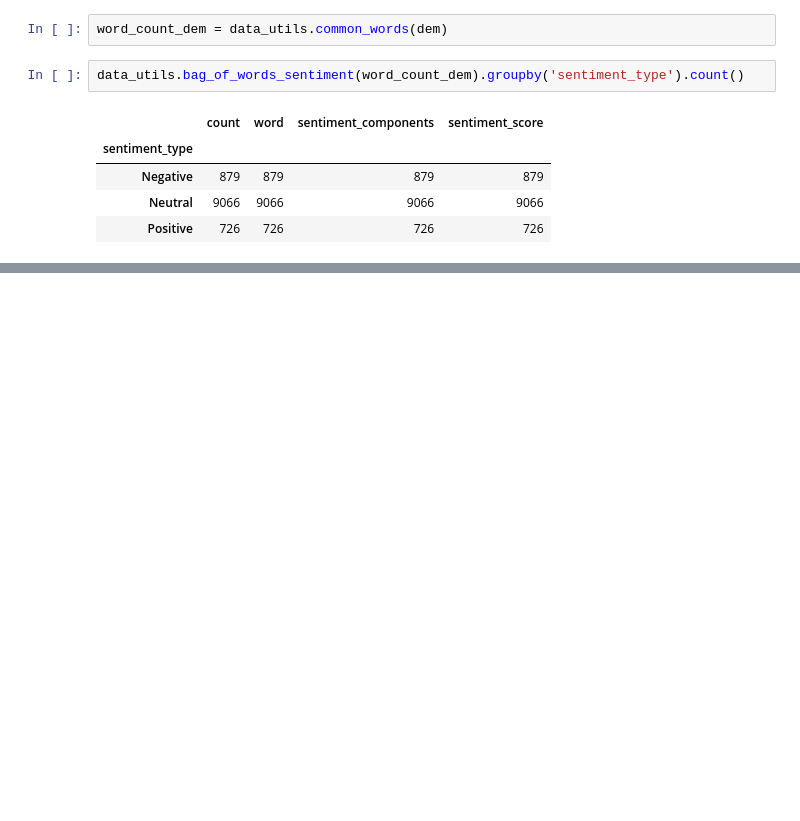
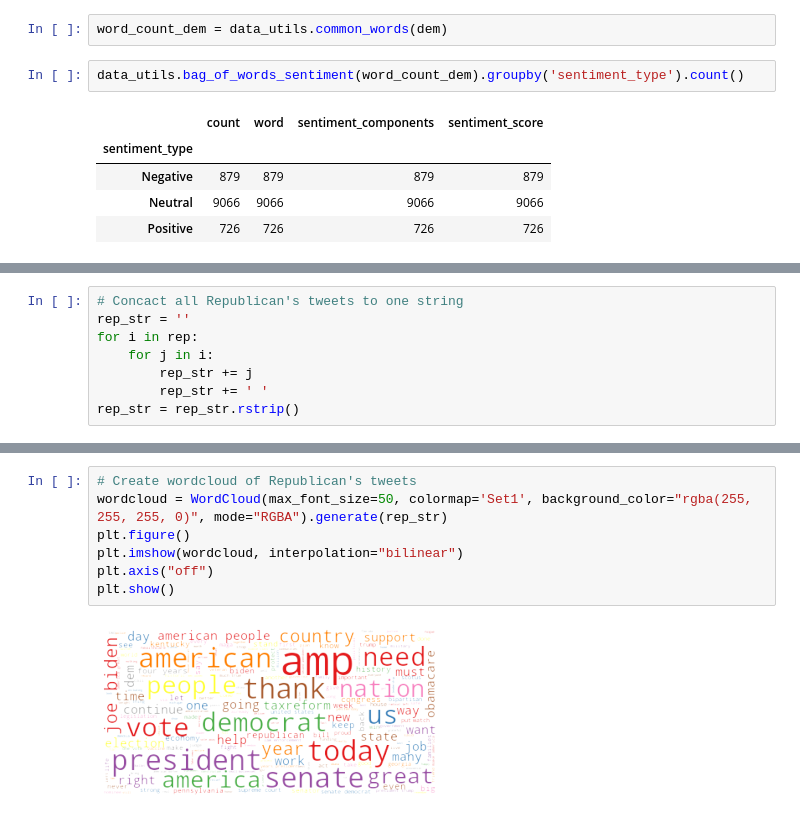
Before and after one commit to prem1835213/Election-Sentiment, a Jupyter notebook: notebooks/wk2_sentiment_analysis.ipynb, the cells around one changed output, grey strips where cells are left out. Cells and saved outputs as stored; diff of their text form; blank space fills up the shorter version.

```diff
--- a/notebooks/wk2_sentiment_analysis.ipynb
+++ b/notebooks/wk2_sentiment_analysis.ipynb
@@ -353,0 +367,8 @@ data_utils.bag_of_words_sentiment(word_count_dem).groupby('sentiment_type').coun
+# %%
+# Concact all Republican's tweets to one string
+rep_str = ''
+for i in rep:
+    for j in i:
+        rep_str += j
+        rep_str += ' '
+rep_str = rep_str.rstrip()
@@ -353,0 +384,9 @@ data_utils.bag_of_words_sentiment(word_count_dem).groupby('sentiment_type').coun
+# %%
+# Create wordcloud of Republican's tweets
+wordcloud = WordCloud(max_font_size=50, colormap='Set1', background_color="rgba(255, 255, 255, 0)", mode="RGBA").generate(rep_str)
+plt.figure()
+plt.imshow(wordcloud, interpolation="bilinear")
+plt.axis("off")
+plt.show()
+# %% [output]
+[figure, added]
```
Also changed, not shown: parts of 5 cells of this notebook.
